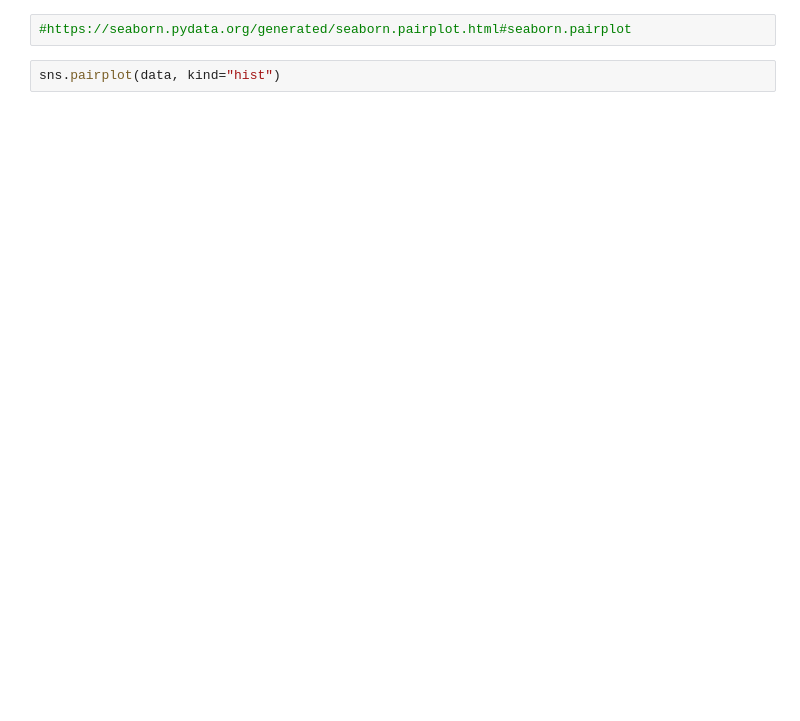
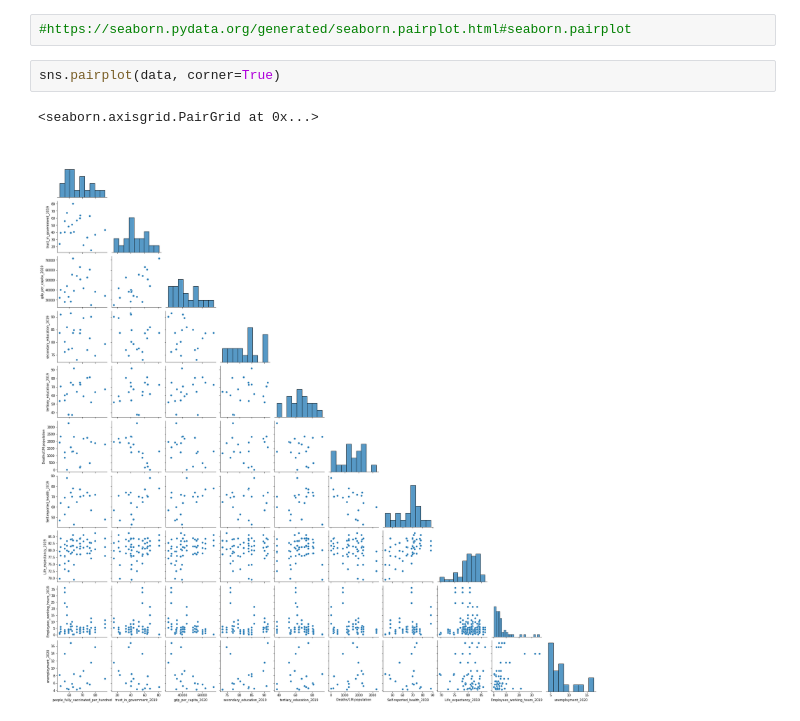
Before and after one commit to ValentinaMiller/Influences-on-covid-19-vaccination-rates, a Jupyter notebook: pipeline.ipynb, the cells around one changed output. Cells and saved outputs as stored; diff of their text form; blank space fills up the shorter version.

Commit message:
new visualization

```diff
--- a/pipeline.ipynb
+++ b/pipeline.ipynb
@@ -333,4 +443,7 @@ g=sns.heatmap(data[["Employees_working_hours_2019", "Life_expectancy_2019", "Sel
 # %%
 #https://seaborn.pydata.org/generated/seaborn.pairplot.html#seaborn.pairplot
 # %%
-sns.pairplot(data, kind="hist")
+sns.pairplot(data, corner=True)
+# %% [output]
+<seaborn.axisgrid.PairGrid at 0x...>
+[figure, added]
```
Also changed, not shown: parts of 19 cells of this notebook.
